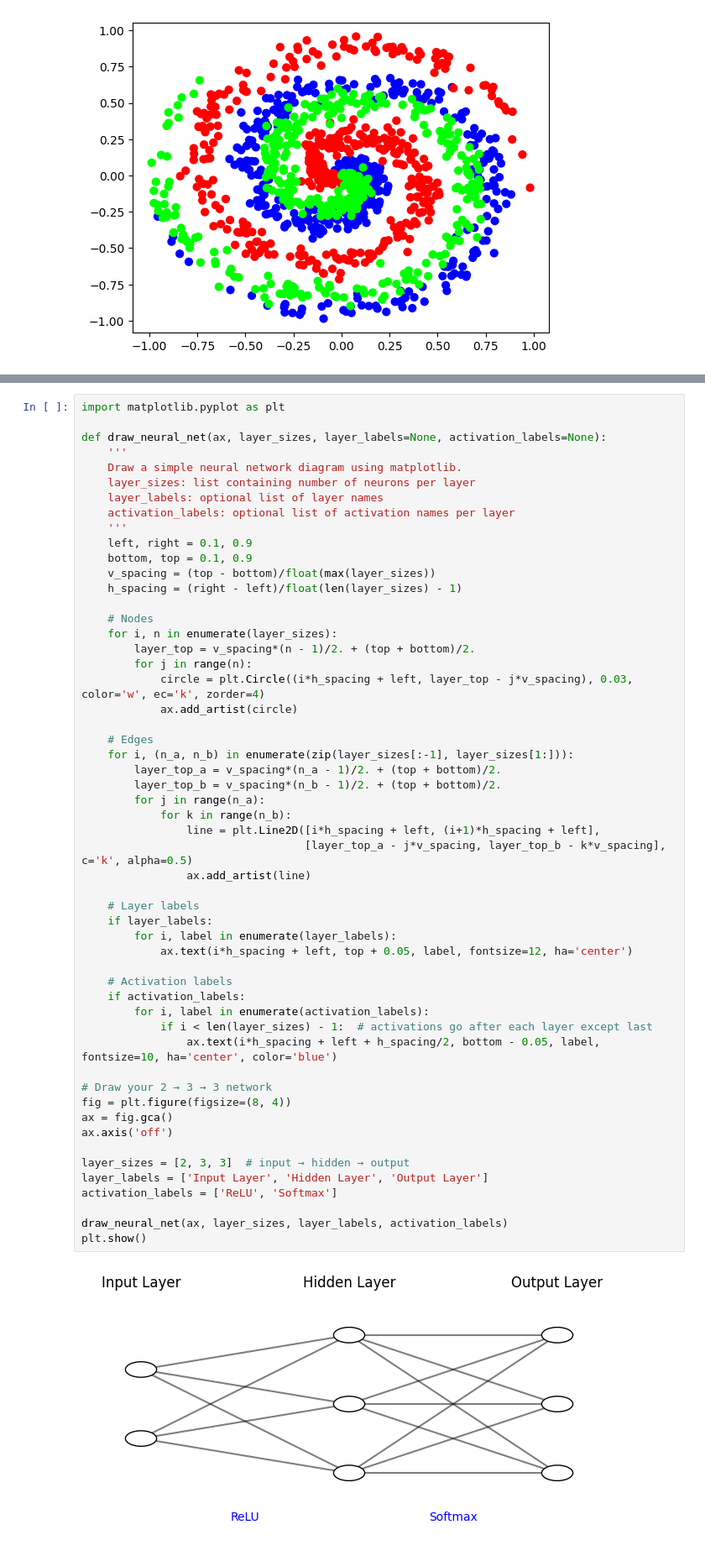
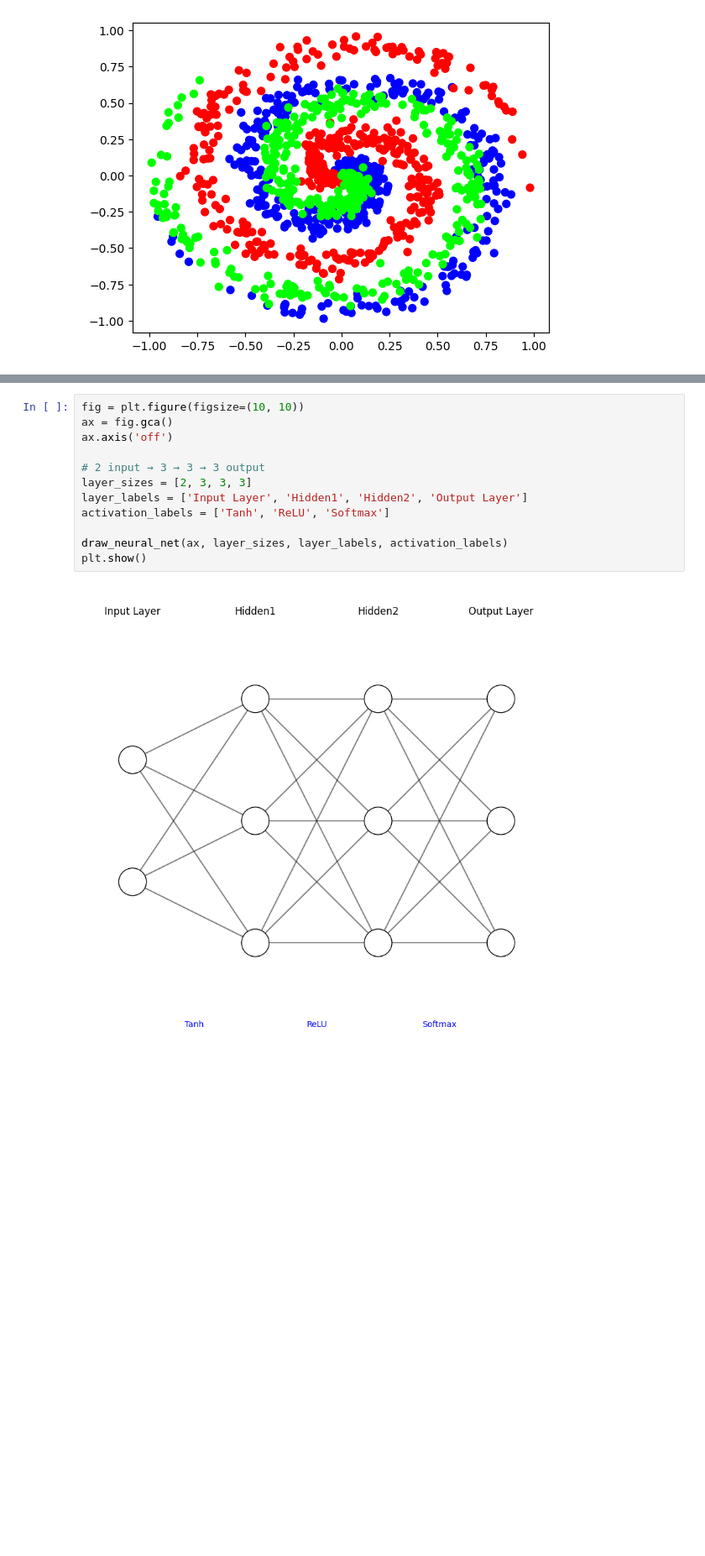
Before and after one commit to Ananddd06/Neural_Networks_from_Scratch, a Jupyter notebook: 03.Activation Layer/activation_layer.ipynb, the cells around one changed output, grey strips where cells are left out. Shown at 84% size. Cells and saved outputs as stored; diff of their text form; blank space fills up the shorter version.

Commit message:
Added the neuron diagram

```diff
--- a/03.Activation Layer/activation_layer.ipynb
+++ b/03.Activation Layer/activation_layer.ipynb
@@ -72,56 +72,14 @@ print(activation2.output[:10])
 # %%
-import matplotlib.pyplot as plt
-
-def draw_neural_net(ax, layer_sizes, layer_labels=None, activation_labels=None):
-    '''
-    Draw a simple neural network diagram using matplotlib.
-    layer_sizes: list containing number of neurons per layer
-    layer_labels: optional list of layer names
-    activation_labels: optional list of activation names per layer
-    '''
-    left, right = 0.1, 0.9
-    bottom, top = 0.1, 0.9
-    v_spacing = (top - bottom)/float(max(layer_sizes))
-    h_spacing = (right - left)/float(len(layer_sizes) - 1)
-
-    # Nodes
-    for i, n in enumerate(layer_sizes):
-        layer_top = v_spacing*(n - 1)/2. + (top + bottom)/2.
-        for j in range(n):
-            circle = plt.Circle((i*h_spacing + left, layer_top - j*v_spacing), 0.03, color='w', ec='k', zorder=4)
-            ax.add_artist(circle)
-
-    # Edges
-    for i, (n_a, n_b) in enumerate(zip(layer_sizes[:-1], layer_sizes[1:])):
-        layer_top_a = v_spacing*(n_a - 1)/2. + (top + bottom)/2.
-        layer_top_b = v_spacing*(n_b - 1)/2. + (top + bottom)/2.
-        for j in range(n_a):
-            for k in range(n_b):
-                line = plt.Line2D([i*h_spacing + left, (i+1)*h_spacing + left],
-                                  [layer_top_a - j*v_spacing, layer_top_b - k*v_spacing], c='k', alpha=0.5)
-                ax.add_artist(line)
-
-    # Layer labels
-    if layer_labels:
-        for i, label in enumerate(layer_labels):
-            ax.text(i*h_spacing + left, top + 0.05, label, fontsize=12, ha='center')
-
-    # Activation labels
-    if activation_labels:
-        for i, label in enumerate(activation_labels):
-            if i < len(layer_sizes) - 1:  # activations go after each layer except last
-                ax.text(i*h_spacing + left + h_spacing/2, bottom - 0.05, label, fontsize=10, ha='center', color='blue')
-
-# Draw your 2 → 3 → 3 network
-fig = plt.figure(figsize=(8, 4))
+fig = plt.figure(figsize=(10, 10))
 ax = fig.gca()
 ax.axis('off')
 
-layer_sizes = [2, 3, 3]  # input → hidden → output
-layer_labels = ['Input Layer', 'Hidden Layer', 'Output Layer']
-activation_labels = ['ReLU', 'Softmax']
+# 2 input → 3 → 3 → 3 output
+layer_sizes = [2, 3, 3, 3]
+layer_labels = ['Input Layer', 'Hidden1', 'Hidden2', 'Output Layer']
+activation_labels = ['Tanh', 'ReLU', 'Softmax']
 
 draw_neural_net(ax, layer_sizes, layer_labels, activation_labels)
 plt.show()
 # %% [output]
-[figure, old version]
+[figure, new version]
```
Also changed, not shown: parts of 2 cells of this notebook.
